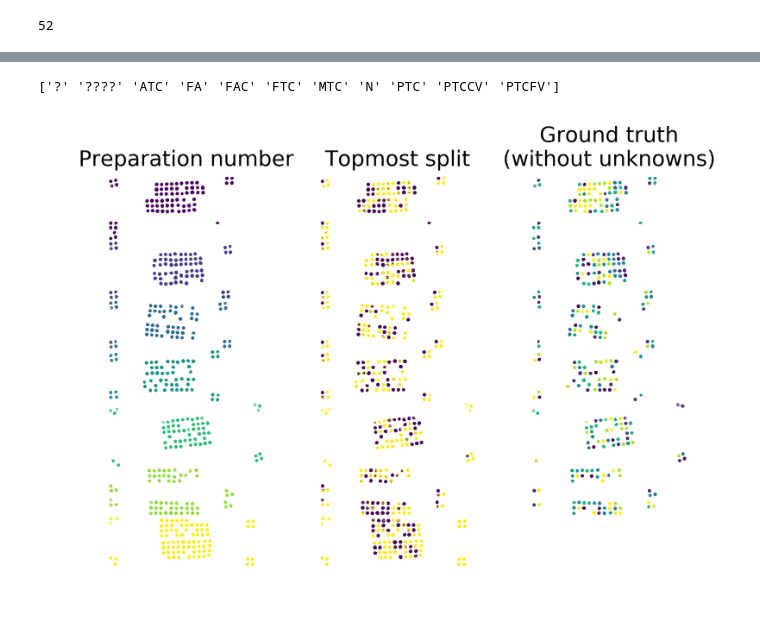
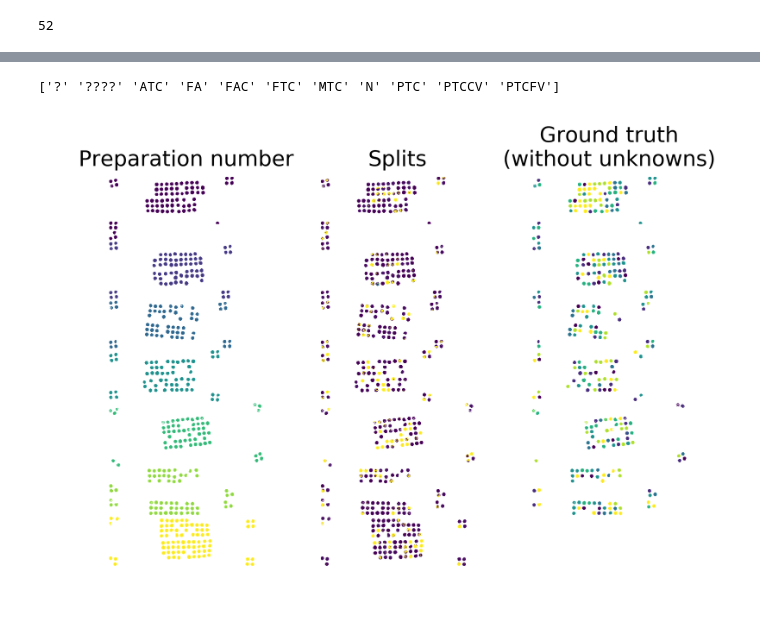
Before and after one commit to gmrukwa/divik, a Jupyter notebook: summarize.ipynb, the cells around one changed output, grey strips where cells are left out. Drawn from its saved outputs; the diff is of its cells as text; code cells hidden in the pictures.

```diff
--- a/summarize.ipynb
+++ b/summarize.ipynb
@@ -38,27 +38,29 @@ def as_image(labels, x, y):
 # %%
 preparations = as_image(metadata.dataset, metadata.X, metadata.Y)
 
 figure, axes = plt.subplots(1, 3)
 axes[0].imshow(preparations)
 axes[0].axis('off')
 axes[0].set_title('Preparation number')
 
-topmost = as_image(result.partition, metadata.X, metadata.Y)
+merged = smr.merged_partition(result)
+# topmost = as_image(result.partition, metadata.X, metadata.Y)
+topmost = as_image(merged, metadata.X, metadata.Y)
 
 axes[1].imshow(topmost)
 axes[1].axis('off')
-axes[1].set_title('Topmost split')
+axes[1].set_title('Splits')
 
 diagnoses = np.unique(metadata.diagnosis)
 print(diagnoses)
 numerical_diagnosis = np.argmax(diagnoses[np.newaxis, :] == metadata.diagnosis[:, np.newaxis], axis=1).astype(float)
 numerical_diagnosis[np.logical_or(metadata.diagnosis == '?', metadata.diagnosis == '????')] = np.nan
 ground_truth = as_image(numerical_diagnosis, metadata.X, metadata.Y)
 axes[2].imshow(ground_truth)
 axes[2].axis('off')
 axes[2].set_title('Ground truth\n(without unknowns)')
 
 plt.show()
 # %% [output]
 ['?' '????' 'ATC' 'FA' 'FAC' 'FTC' 'MTC' 'N' 'PTC' 'PTCCV' 'PTCFV']
-[figure, old version]
+[figure, new version]
```
Also changed, not shown: parts of 4 cells of this notebook.
